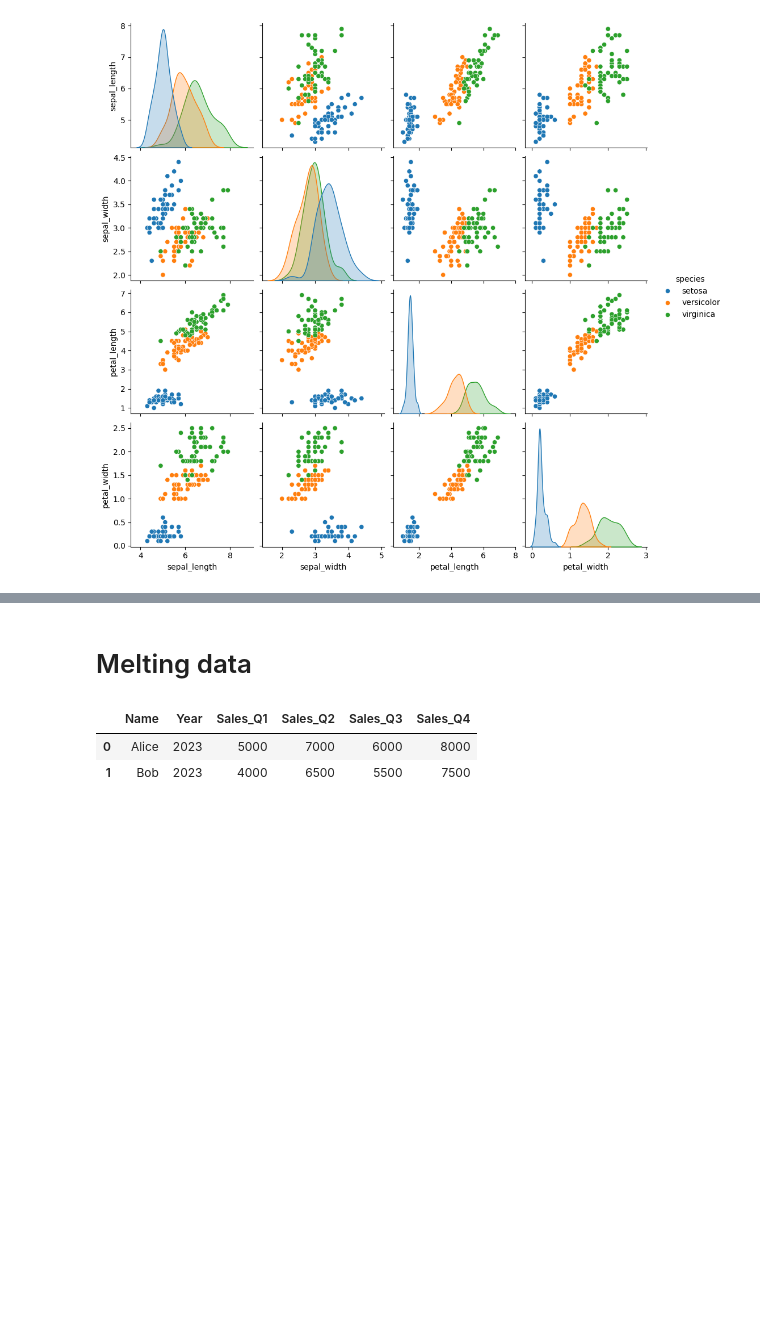
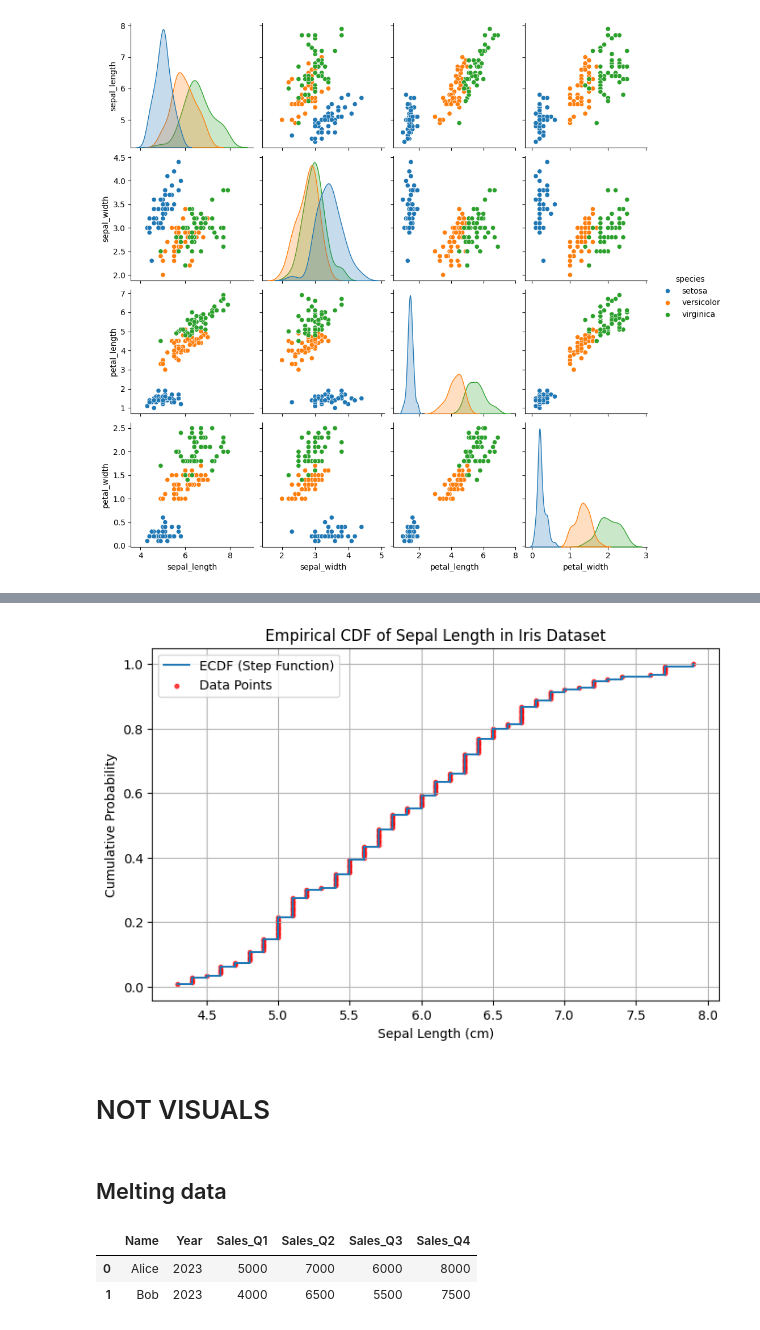
Before and after one commit to Myokom/dmv-exam-cbs, a Jupyter notebook: exam_prep.ipynb, the cells around one changed output, grey strips where cells are left out. Cells and saved outputs as stored; diff of their text form; code cells hidden in the pictures; blank space fills up the shorter version.

```diff
--- a/exam_prep.ipynb
+++ b/exam_prep.ipynb
@@ -305,5 +329,35 @@ plt.show()
+# %%
+import numpy as np
+import matplotlib.pyplot as plt
+import seaborn as sns
+from sklearn.datasets import load_iris
+
+# Load the standard Iris dataset
+iris = load_iris()
+data = iris.data[:, 0]  # Using the first feature (Sepal Length)
+
+# Sort the data
+x = np.sort(data)
+y = np.arange(1, len(x) + 1) / len(x)
+
+# Plot ECDF using a step function
+plt.figure(figsize=(8, 5))
+plt.step(x, y, where='post', label="ECDF (Step Function)")  # Step function for ECDF
+plt.scatter(x, y, marker="o", color='red', s=10, alpha=0.7, label="Data Points")
+
+# Labels and grid
+plt.xlabel("Sepal Length (cm)")
+plt.ylabel("Cumulative Probability")
+plt.title("Empirical CDF of Sepal Length in Iris Dataset")
+plt.grid(True)
+plt.legend()
+plt.show()
+# %% [output]
+[figure, added]
+# %% [markdown]
+# NOT VISUALS
 # %% [markdown]
-# Melting data
+## Melting data
 # %%
 import pandas as pd
 
```
Also changed, not shown: parts of 5 cells of this notebook.
